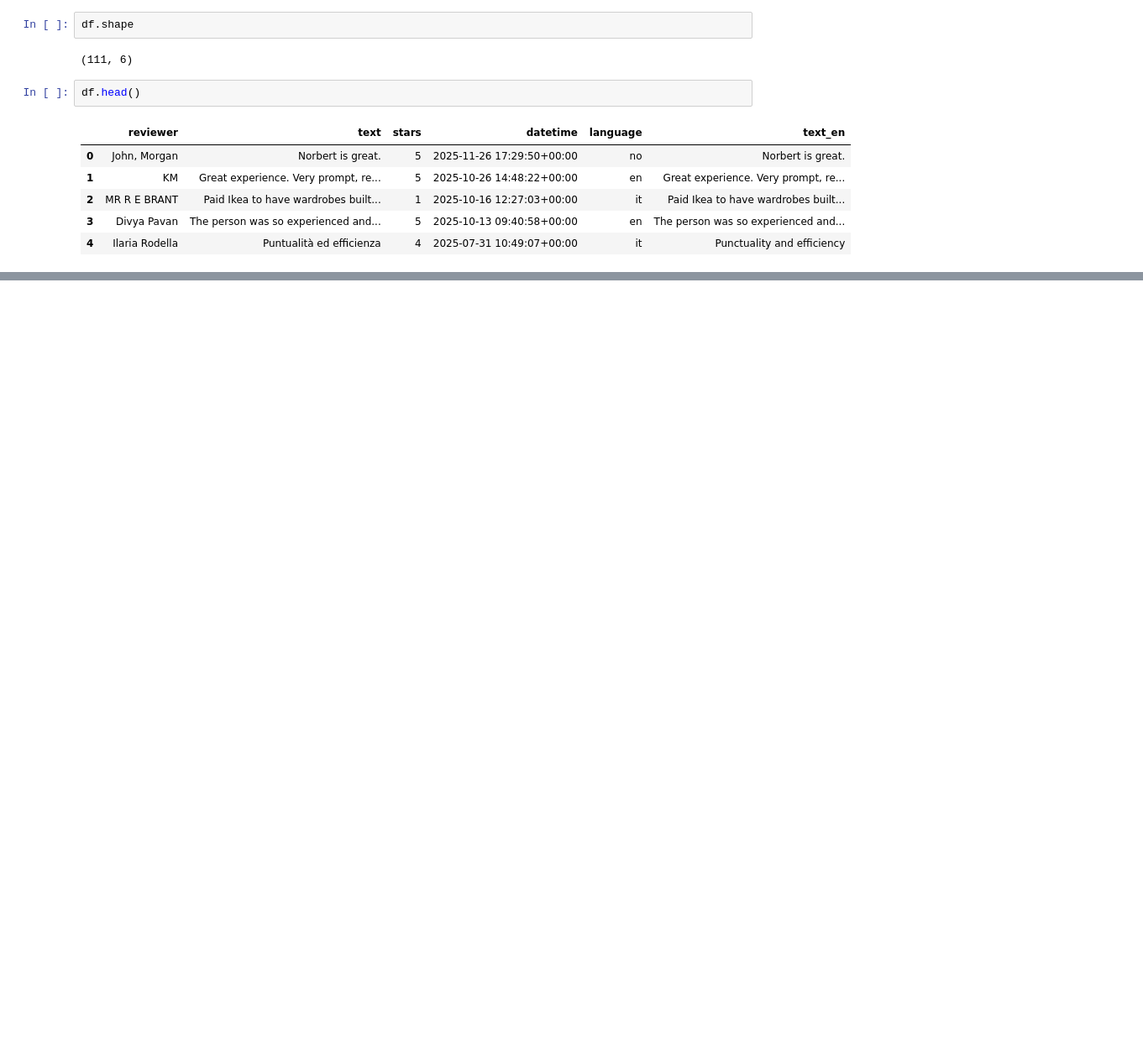
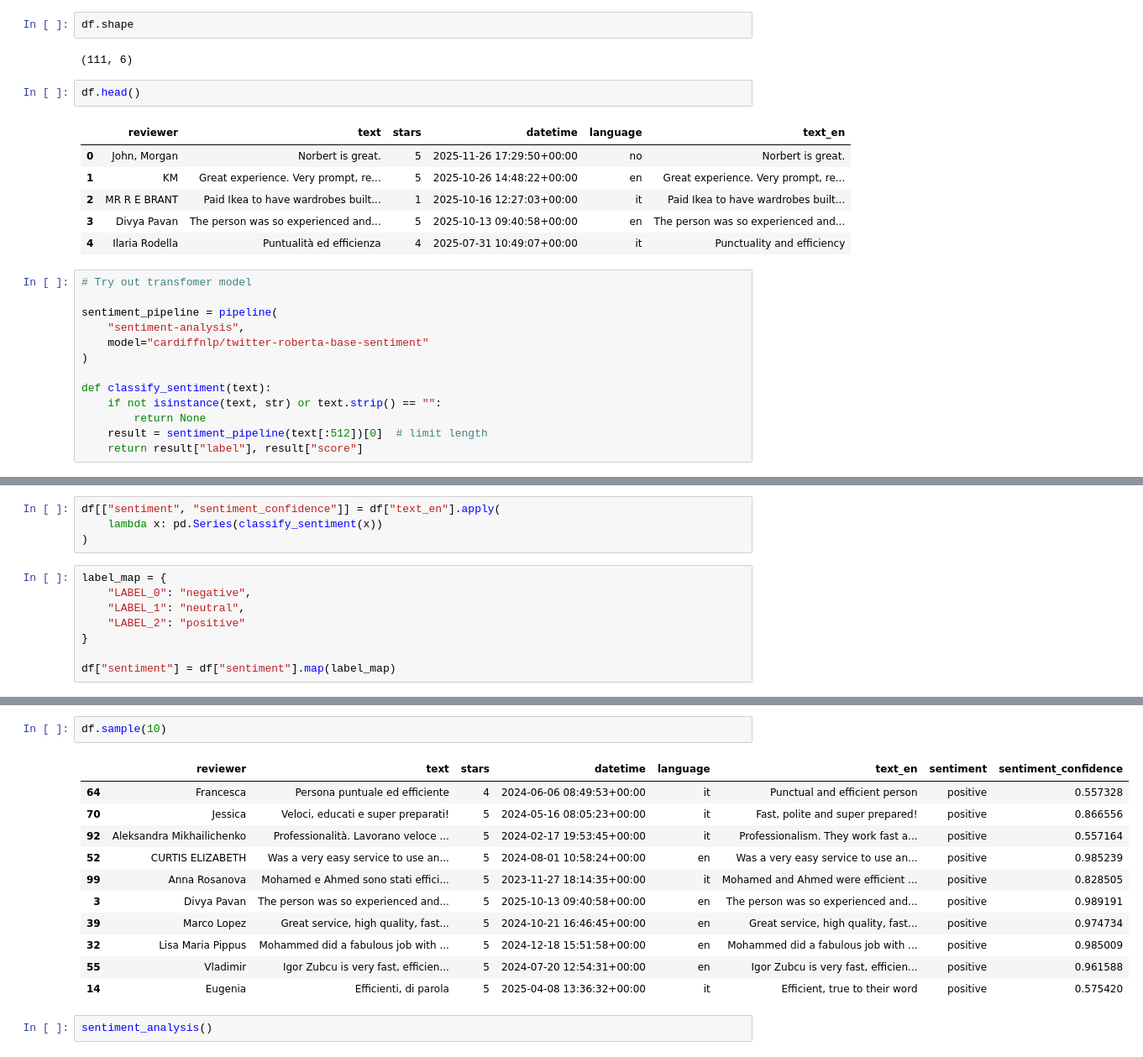
Before and after one commit to lakshanpd/trustpilot-review-analysis, a Jupyter notebook: notebooks/analysis.ipynb, the cells around one changed output, grey strips where cells are left out. Shown at 84% size. Cells and saved outputs as stored; diff of their text form; blank space fills up the shorter version.

Commit message:
add sentiment analysis

```diff
--- a/notebooks/analysis.ipynb
+++ b/notebooks/analysis.ipynb
@@ -225,3 +227,16 @@ df.head()
 | 2 | MR R E BRANT | Paid Ikea to have wardrobes built... | 1 | 2025-10-16 12:27:03+00:00 | it | Paid Ikea to have wardrobes built... |
 | 3 | Divya Pavan | The person was so experienced and... | 5 | 2025-10-13 09:40:58+00:00 | en | The person was so experienced and... |
 | 4 | Ilaria Rodella | Puntualità ed efficienza | 4 | 2025-07-31 10:49:07+00:00 | it | Punctuality and efficiency |
+# %%
+# Try out transfomer model
+
+sentiment_pipeline = pipeline(
+    "sentiment-analysis",
+    model="cardiffnlp/twitter-roberta-base-sentiment"
+)
+
+def classify_sentiment(text):
+    if not isinstance(text, str) or text.strip() == "":
+        return None
+    result = sentiment_pipeline(text[:512])[0]  # limit length
+    return result["label"], result["score"]
@@ -227,0 +245,12 @@ df.head()
+# %%
+df[["sentiment", "sentiment_confidence"]] = df["text_en"].apply(
+    lambda x: pd.Series(classify_sentiment(x))
+)
+# %%
+label_map = {
+    "LABEL_0": "negative",
+    "LABEL_1": "neutral",
+    "LABEL_2": "positive"
+}
+
+df["sentiment"] = df["sentiment"].map(label_map)
@@ -227,0 +294,16 @@ df.head()
+# %%
+df.sample(10)
+# %% [output]
+|  | reviewer | text | stars | datetime | language | text_en | sentiment | sentiment_confidence |
+| 64 | Francesca | Persona puntuale ed efficiente | 4 | 2024-06-06 08:49:53+00:00 | it | Punctual and efficient person | positive | 0.557328 |
+| 70 | Jessica | Veloci, educati e super preparati! | 5 | 2024-05-16 08:05:23+00:00 | it | Fast, polite and super prepared! | positive | 0.866556 |
+| 92 | Aleksandra Mikhailichenko | Professionalità. Lavorano veloce ... | 5 | 2024-02-17 19:53:45+00:00 | it | Professionalism. They work fast a... | positive | 0.557164 |
+| 52 | CURTIS ELIZABETH | Was a very easy service to use an... | 5 | 2024-08-01 10:58:24+00:00 | en | Was a very easy service to use an... | positive | 0.985239 |
+| 99 | Anna Rosanova | Mohamed e Ahmed sono stati effici... | 5 | 2023-11-27 18:14:35+00:00 | it | Mohamed and Ahmed were efficient ... | positive | 0.828505 |
+| 3 | Divya Pavan | The person was so experienced and... | 5 | 2025-10-13 09:40:58+00:00 | en | The person was so experienced and... | positive | 0.989191 |
+| 39 | Marco Lopez | Great service, high quality, fast... | 5 | 2024-10-21 16:46:45+00:00 | en | Great service, high quality, fast... | positive | 0.974734 |
+| 32 | Lisa Maria Pippus | Mohammed did a fabulous job with ... | 5 | 2024-12-18 15:51:58+00:00 | en | Mohammed did a fabulous job with ... | positive | 0.985009 |
+| 55 | Vladimir | Igor Zubcu is very fast, efficien... | 5 | 2024-07-20 12:54:31+00:00 | en | Igor Zubcu is very fast, efficien... | positive | 0.961588 |
+| 14 | Eugenia | Efficienti, di parola | 5 | 2025-04-08 13:36:32+00:00 | it | Efficient, true to their word | positive | 0.575420 |
+# %%
+sentiment_analysis()
```
Also changed, not shown: parts of 3 cells of this notebook, 2 other files.
